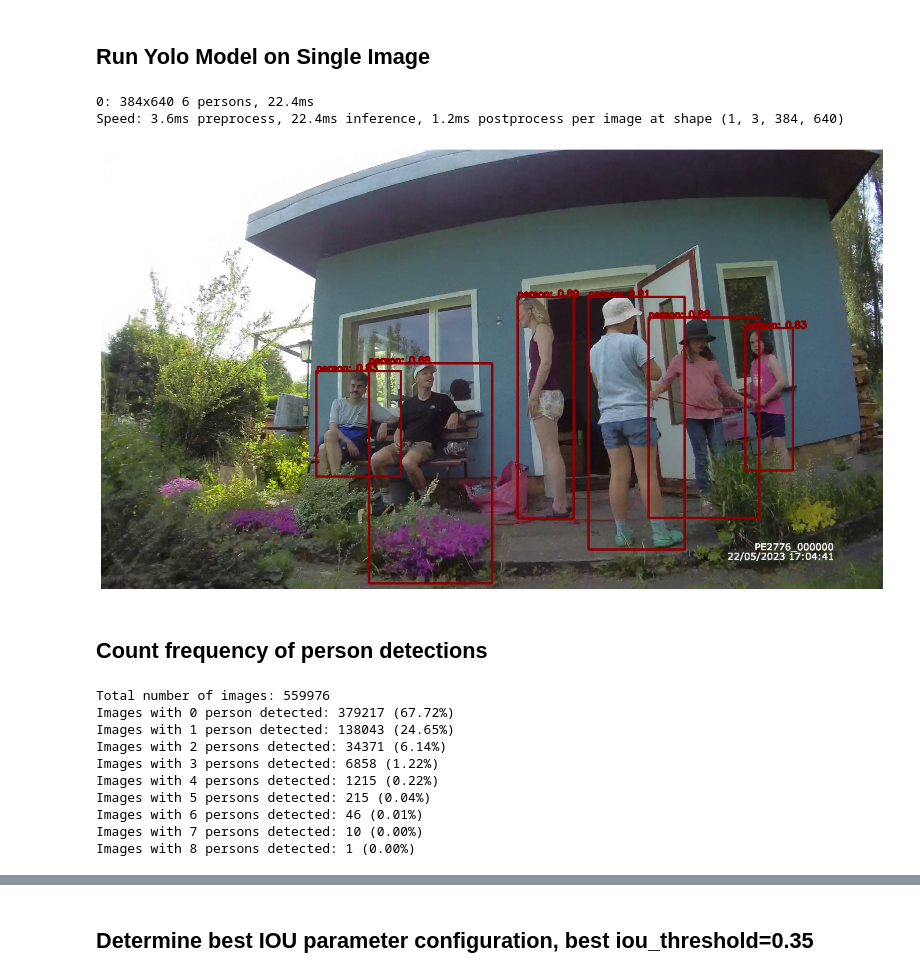
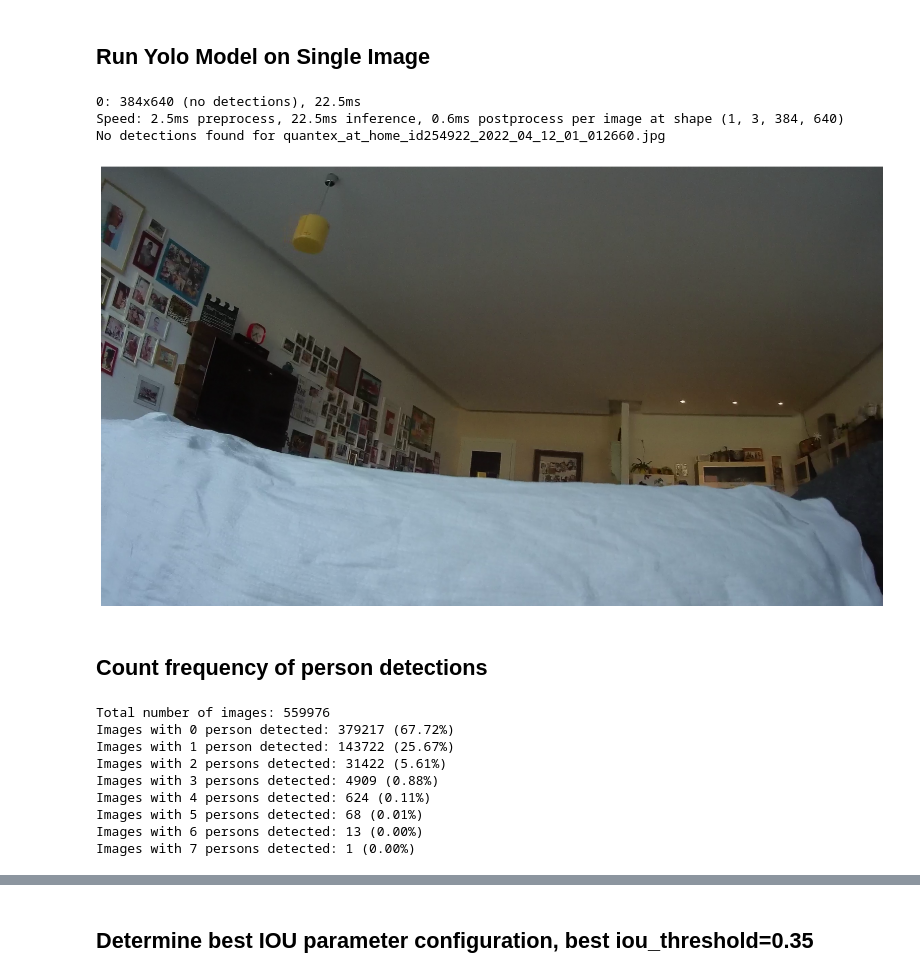
Before and after one commit to neleSuffo/naturalistic-social-analysis, a Jupyter notebook: notebooks/yolo_detections_analysis.ipynb, the cells around one changed output, grey strips where cells are left out. Cells and saved outputs as stored; diff of their text form; code cells hidden in the pictures.

```diff
--- a/notebooks/yolo_detections_analysis.ipynb
+++ b/notebooks/yolo_detections_analysis.ipynb
@@ -154,16 +154,17 @@ def display_yolo_detections_on_single_image(frame_id = str, iou_threshold = 0.35
     plt.axis('off')
     plt.show()
 # %%
-display_yolo_detections_on_single_image('quantex_at_home_id264041_2023_05_22_05_053310', iou_threshold=0.35)
+display_yolo_detections_on_single_image('quantex_at_home_id254922_2022_04_12_01_012660', iou_threshold=0.35)
 # %% [output]
-0: 384x640 6 persons, 22.4ms
-Speed: 3.6ms preprocess, 22.4ms inference, 1.2ms postprocess per image at shape (1, 3, 384, 640)
+0: 384x640 (no detections), 22.5ms
+Speed: 2.5ms preprocess, 22.5ms inference, 0.6ms postprocess per image at shape (1, 3, 384, 640)
+No detections found for quantex_at_home_id254922_2022_04_12_01_012660.jpg
-[figure, old version]
+[figure, new version]
 # %% [markdown]
 ## Count frequency of person detections
 # %%
 # load json
-json_path = '../outputs/yolo_detections_all_videos.json'
+json_path = '../outputs/yolo_detections_all_videos_iou_035_frame_30.json'
 with open(json_path, 'r') as f:
     yolo_detections_train = json.load(f)
 
@@ -198,11 +199,10 @@ for num_detections, data in sorted(detection_counts.items()):
 # %% [output]
 Total number of images: 559976
 Images with 0 person detected: 379217 (67.72%)
-Images with 1 person detected: 138043 (24.65%)
-Images with 2 persons detected: 34371 (6.14%)
-Images with 3 persons detected: 6858 (1.22%)
-Images with 4 persons detected: 1215 (0.22%)
-Images with 5 persons detected: 215 (0.04%)
-Images with 6 persons detected: 46 (0.01%)
-Images with 7 persons detected: 10 (0.00%)
-Images with 8 persons detected: 1 (0.00%)
+Images with 1 person detected: 143722 (25.67%)
+Images with 2 persons detected: 31422 (5.61%)
+Images with 3 persons detected: 4909 (0.88%)
+Images with 4 persons detected: 624 (0.11%)
+Images with 5 persons detected: 68 (0.01%)
+Images with 6 persons detected: 13 (0.00%)
+Images with 7 persons detected: 1 (0.00%)
```
Also changed, not shown: parts of 9 cells of this notebook, 1 other file.
